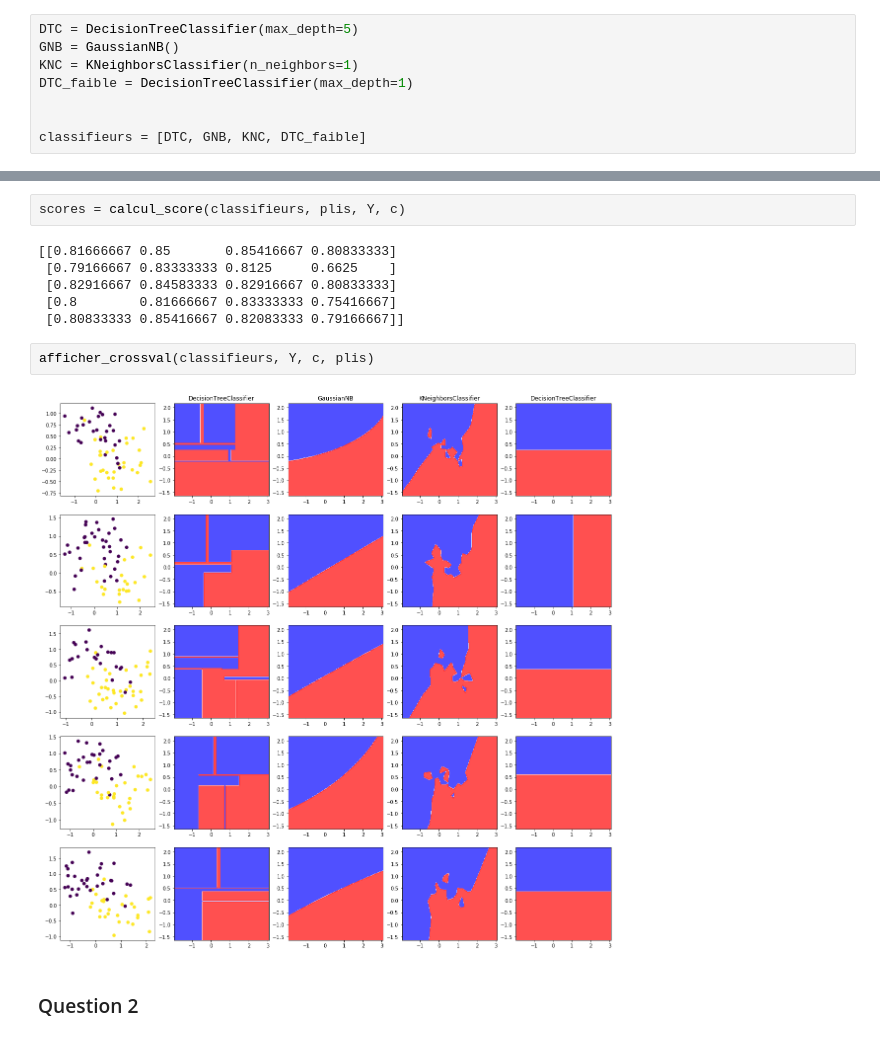
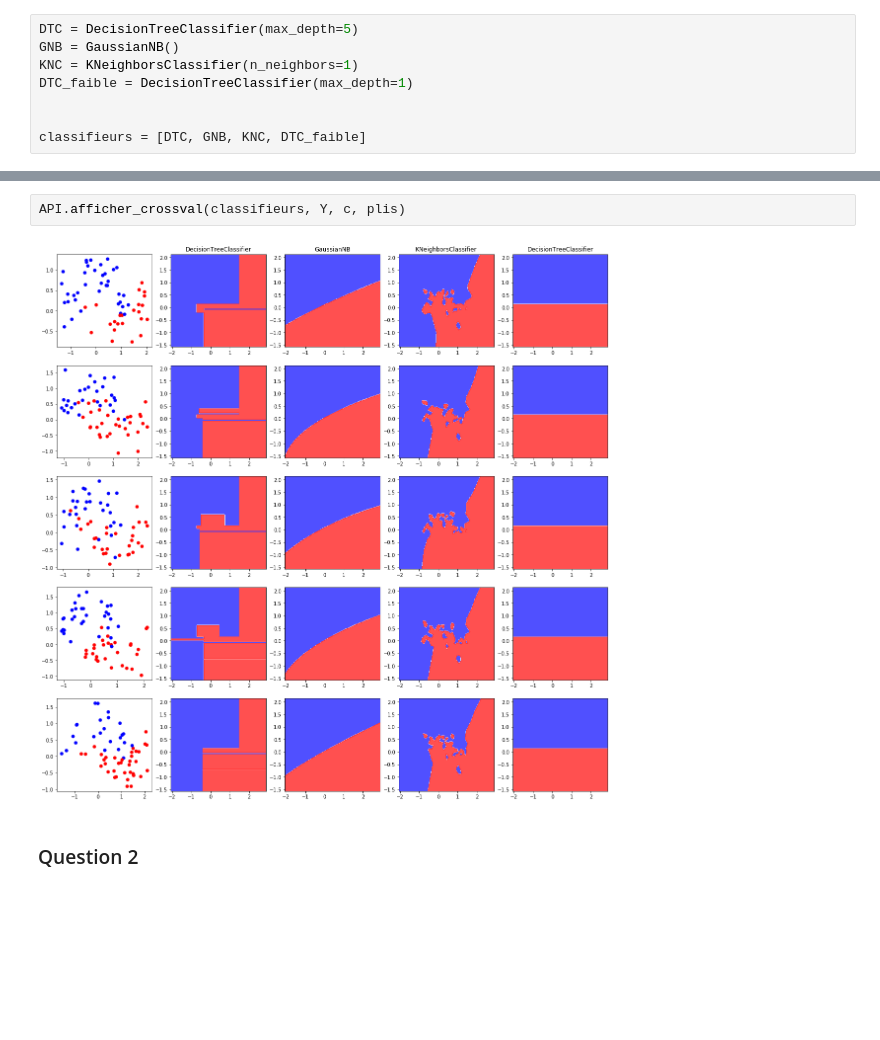
Before and after one commit to cindytrinh/datafusion, a Jupyter notebook: TP1_exos2.ipynb, the cells around one changed output, grey strips where cells are left out. Saved outputs shown, nothing was run; the diff lists cells and outputs as text; blank space fills up the shorter version.

```diff
--- a/TP1_exos2.ipynb
+++ b/TP1_exos2.ipynb
@@ -135,14 +161,6 @@ classifieurs = [DTC, GNB, KNC, DTC_faible]
 # %%
-scores = calcul_score(classifieurs, plis, Y, c)
+API.afficher_crossval(classifieurs, Y, c, plis)
 # %% [output]
-[[0.81666667 0.85       0.85416667 0.80833333]
- [0.79166667 0.83333333 0.8125     0.6625    ]
- [0.82916667 0.84583333 0.82916667 0.80833333]
- [0.8        0.81666667 0.83333333 0.75416667]
- [0.80833333 0.85416667 0.82083333 0.79166667]]
+[figure, added]
-# %%
-afficher_crossval(classifieurs, Y, c, plis)
-# %% [output]
-[figure, removed]
 # %% [markdown]
 ### Question 2
```
Also changed, not shown: parts of 35 cells of this notebook, 1 other file.
